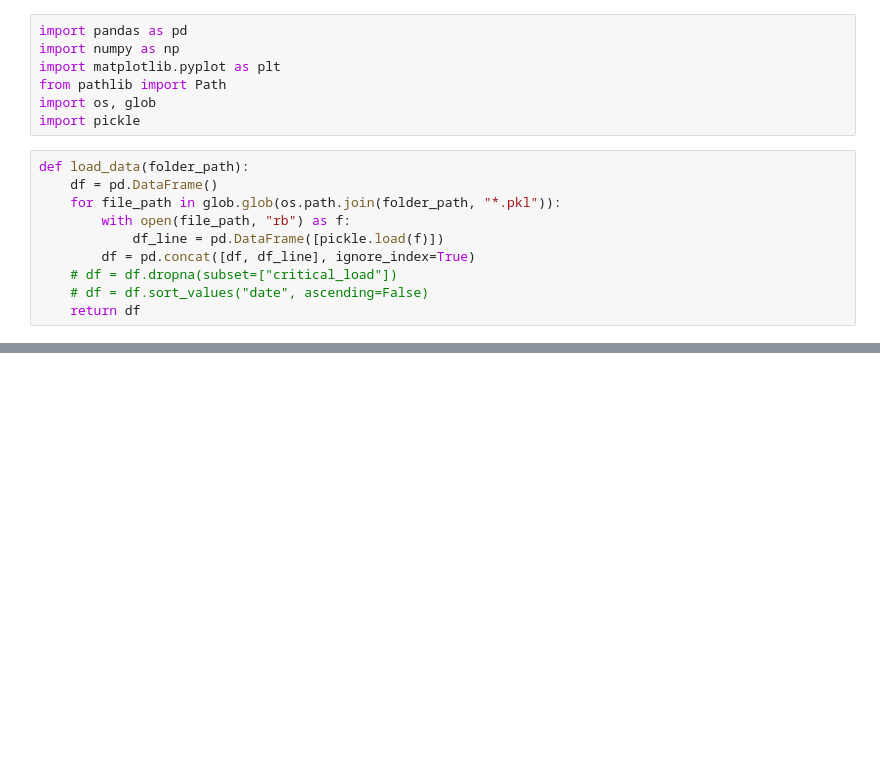
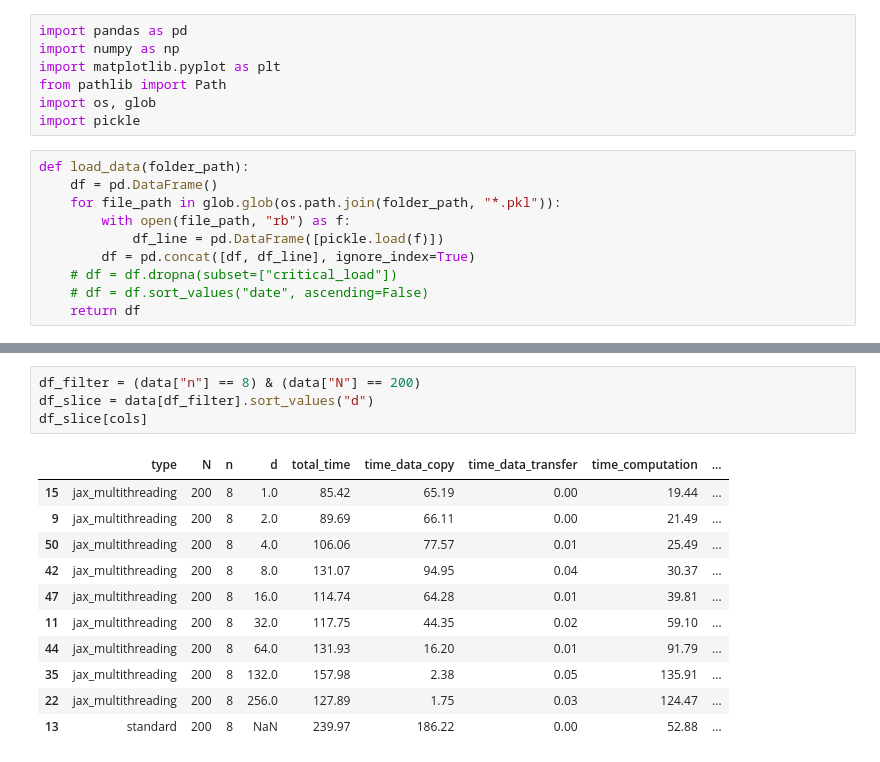
Before and after one commit to a-latyshev/dolfinx-external-operator, a Jupyter notebook: jax-gpu/analysis.ipynb, the cells around one changed output, grey strips where cells are left out. Cells and saved outputs as stored; diff of their text form; blank space fills up the shorter version.

```diff
--- a/jax-gpu/analysis.ipynb
+++ b/jax-gpu/analysis.ipynb
@@ -20,0 +74,16 @@ data = load_data(folder_path)
+# %%
+df_filter = (data["n"] == 8) & (data["N"] == 200)
+df_slice = data[df_filter].sort_values("d")
+df_slice[cols]
+# %% [output]
+|  | type | N | n | d | total_time | time_data_copy | time_data_transfer | time_computation | ... |
+| 15 | jax_multithreading | 200 | 8 | 1.0 | 85.42 | 65.19 | 0.00 | 19.44 | ... |
+| 9 | jax_multithreading | 200 | 8 | 2.0 | 89.69 | 66.11 | 0.00 | 21.49 | ... |
+| 50 | jax_multithreading | 200 | 8 | 4.0 | 106.06 | 77.57 | 0.01 | 25.49 | ... |
+| 42 | jax_multithreading | 200 | 8 | 8.0 | 131.07 | 94.95 | 0.04 | 30.37 | ... |
+| 47 | jax_multithreading | 200 | 8 | 16.0 | 114.74 | 64.28 | 0.01 | 39.81 | ... |
+| 11 | jax_multithreading | 200 | 8 | 32.0 | 117.75 | 44.35 | 0.02 | 59.10 | ... |
+| 44 | jax_multithreading | 200 | 8 | 64.0 | 131.93 | 16.20 | 0.01 | 91.79 | ... |
+| 35 | jax_multithreading | 200 | 8 | 132.0 | 157.98 | 2.38 | 0.05 | 135.91 | ... |
+| 22 | jax_multithreading | 200 | 8 | 256.0 | 127.89 | 1.75 | 0.03 | 124.47 | ... |
+| 13 | standard | 200 | 8 | NaN | 239.97 | 186.22 | 0.00 | 52.88 | ... |
```
Also changed, not shown: parts of 25 cells of this notebook, 10 other files.
